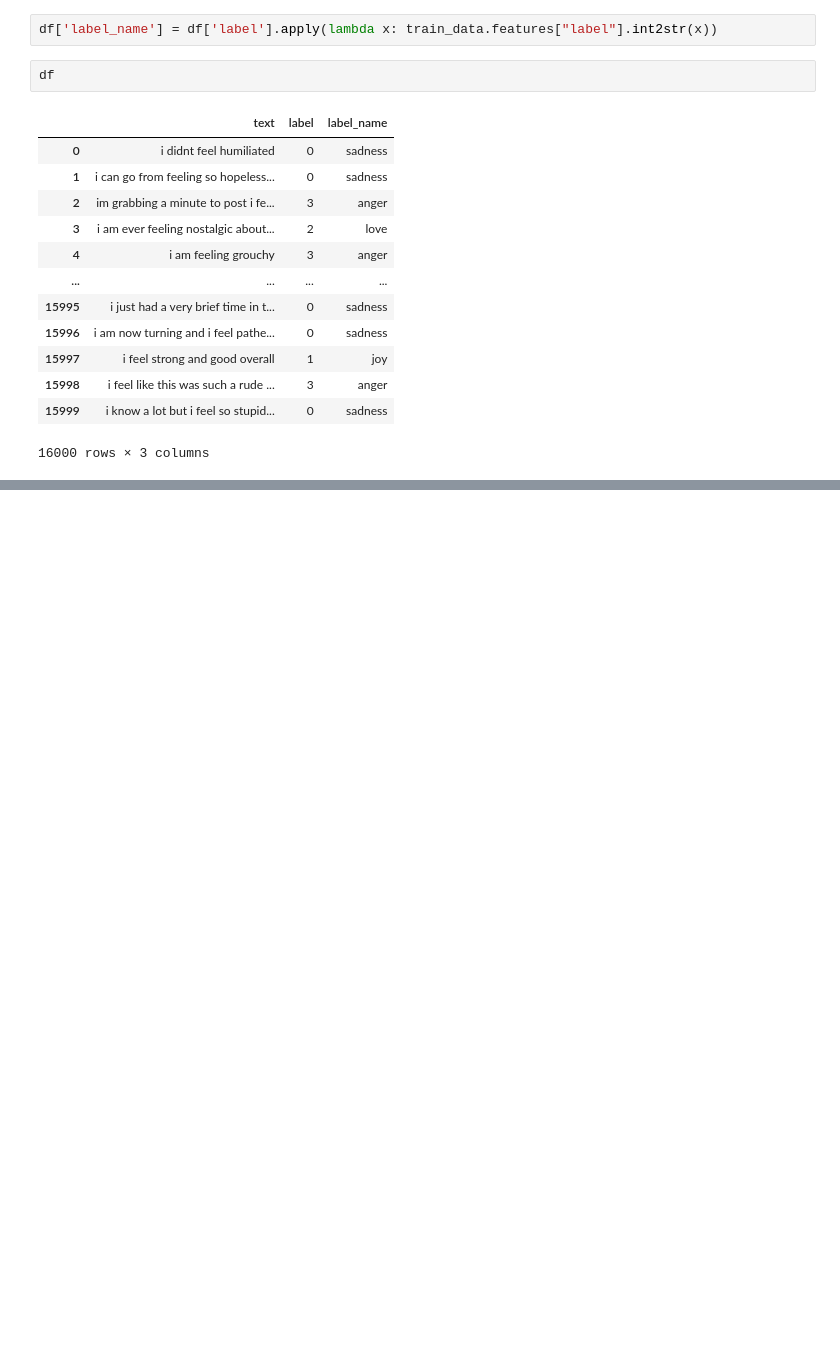
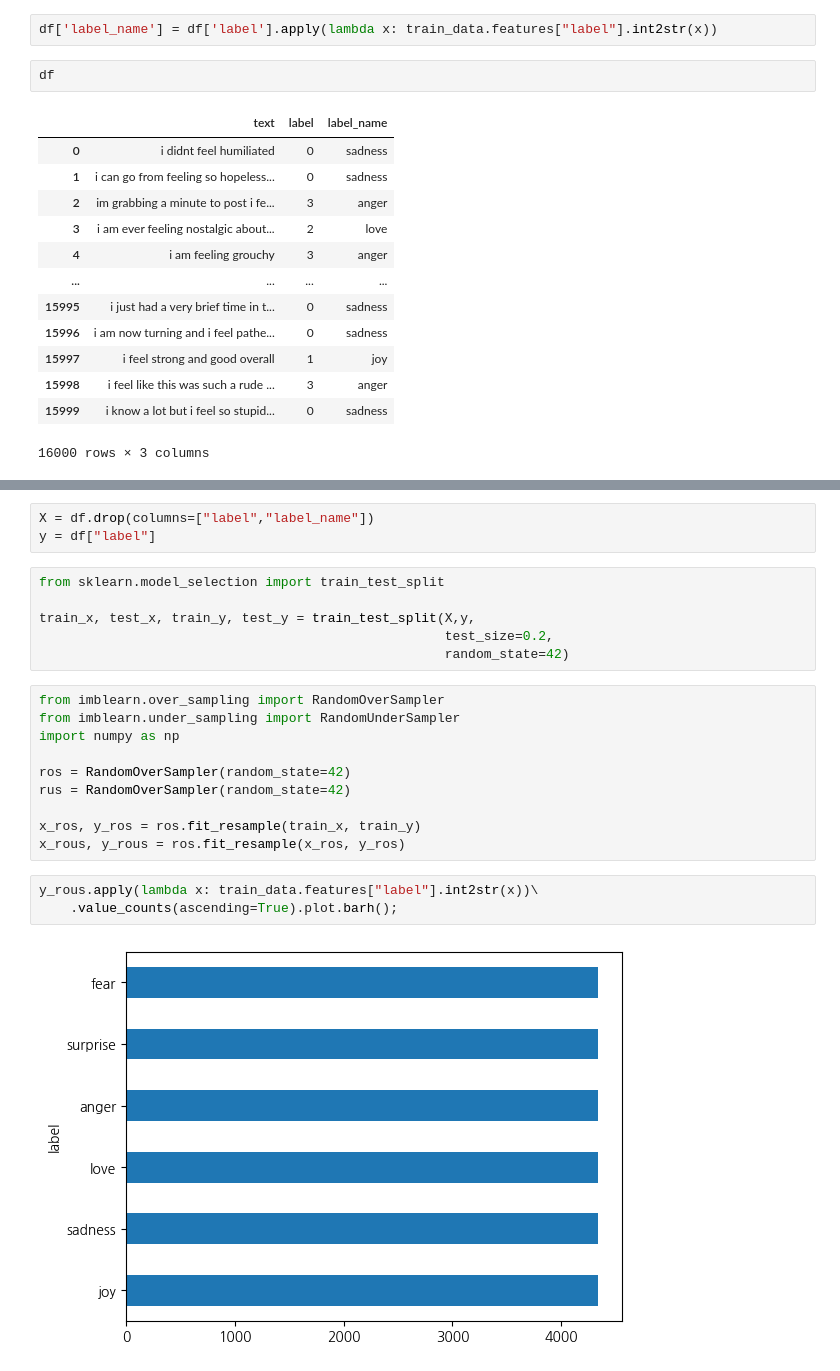
Before and after one commit to tommyjin2894/ai_study_transformer, a Jupyter notebook: 02_text_classification.ipynb, the cells around one changed output, grey strips where cells are left out. Drawn from its saved outputs; the diff is of its cells as text; blank space fills up the shorter version.

```diff
--- a/02_text_classification.ipynb
+++ b/02_text_classification.ipynb
@@ -80,0 +91,24 @@ df
+# %%
+X = df.drop(columns=["label","label_name"])
+y = df["label"]
+# %%
+from sklearn.model_selection import train_test_split
+
+train_x, test_x, train_y, test_y = train_test_split(X,y,
+                                                    test_size=0.2,
+                                                    random_state=42)
+# %%
+from imblearn.over_sampling import RandomOverSampler
+from imblearn.under_sampling import RandomUnderSampler
+import numpy as np
+
+ros = RandomOverSampler(random_state=42)
+rus = RandomOverSampler(random_state=42)
+
+x_ros, y_ros = ros.fit_resample(train_x, train_y)
+x_rous, y_rous = ros.fit_resample(x_ros, y_ros)
+# %%
+y_rous.apply(lambda x: train_data.features["label"].int2str(x))\
+    .value_counts(ascending=True).plot.barh();
+# %% [output]
+[figure, added]
```
Also changed, not shown: parts of 3 cells of this notebook, 1 other file.
